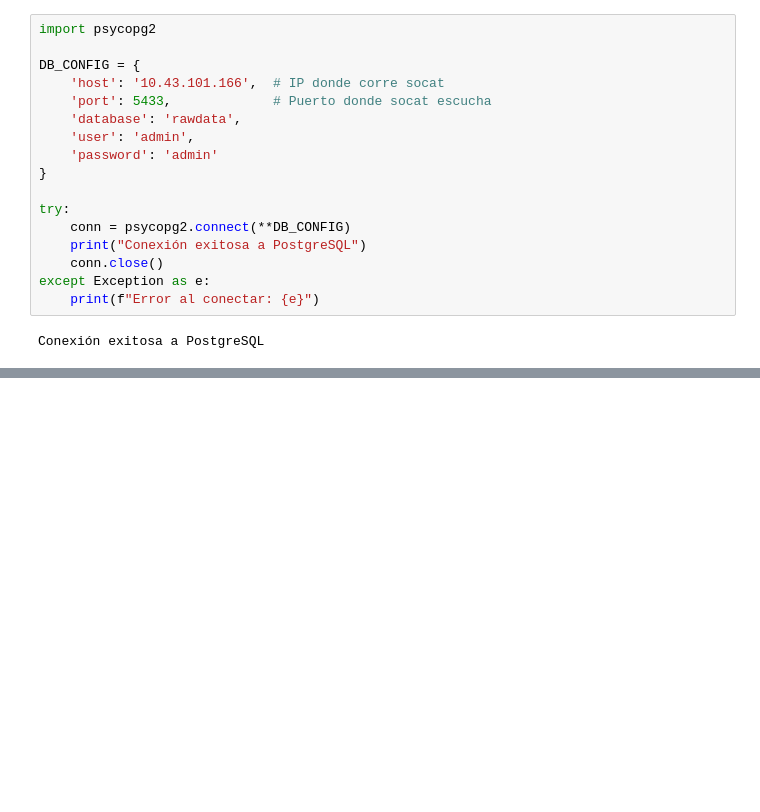
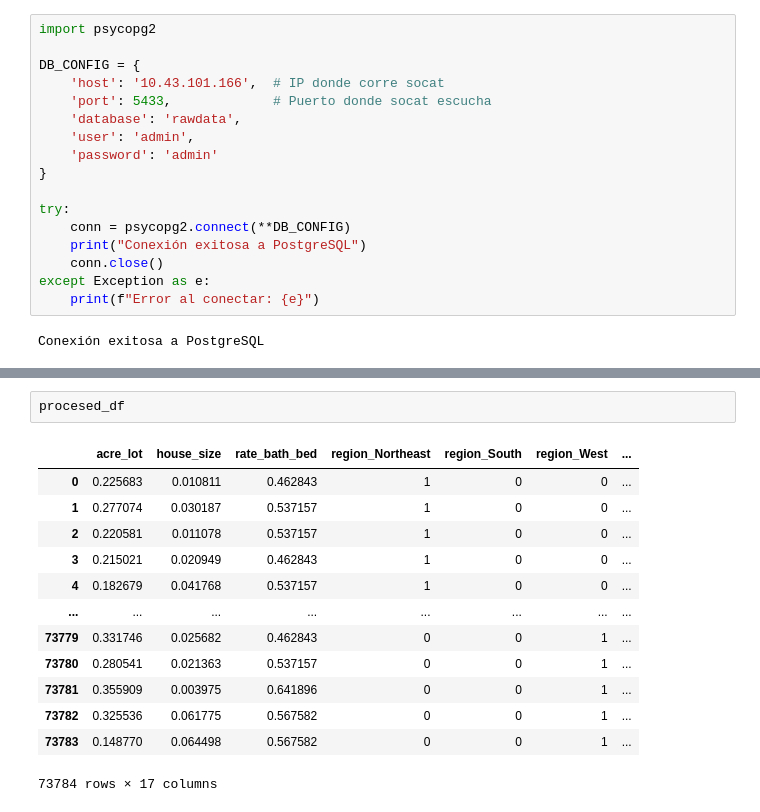
Before and after one commit to bricj/MLOPS_PUJ_Workspace, a Jupyter notebook: ProyectoFinal/jupyter/app/notebooks/EDA.ipynb, the cells around one changed output, grey strips where cells are left out. Saved outputs shown, nothing was run; the diff lists cells and outputs as text; blank space fills up the shorter version.

```diff
--- a/ProyectoFinal/jupyter/app/notebooks/EDA.ipynb
+++ b/ProyectoFinal/jupyter/app/notebooks/EDA.ipynb
@@ -174,0 +765,16 @@ Conexión exitosa a PostgreSQL
+# %%
+procesed_df
+# %% [output]
+|  | acre_lot | house_size | rate_bath_bed | region_Northeast | region_South | region_West | ... |
+| 0 | 0.225683 | 0.010811 | 0.462843 | 1 | 0 | 0 | ... |
+| 1 | 0.277074 | 0.030187 | 0.537157 | 1 | 0 | 0 | ... |
+| 2 | 0.220581 | 0.011078 | 0.537157 | 1 | 0 | 0 | ... |
+| 3 | 0.215021 | 0.020949 | 0.462843 | 1 | 0 | 0 | ... |
+| 4 | 0.182679 | 0.041768 | 0.537157 | 1 | 0 | 0 | ... |
+| ... | ... | ... | ... | ... | ... | ... | ... |
+| 73779 | 0.331746 | 0.025682 | 0.462843 | 0 | 0 | 1 | ... |
+| 73780 | 0.280541 | 0.021363 | 0.537157 | 0 | 0 | 1 | ... |
+| 73781 | 0.355909 | 0.003975 | 0.641896 | 0 | 0 | 1 | ... |
+| 73782 | 0.325536 | 0.061775 | 0.567582 | 0 | 0 | 1 | ... |
+| 73783 | 0.148770 | 0.064498 | 0.567582 | 0 | 0 | 1 | ... |
+73784 rows × 17 columns
```
Also changed, not shown: parts of 43 cells of this notebook, 7 other files.
